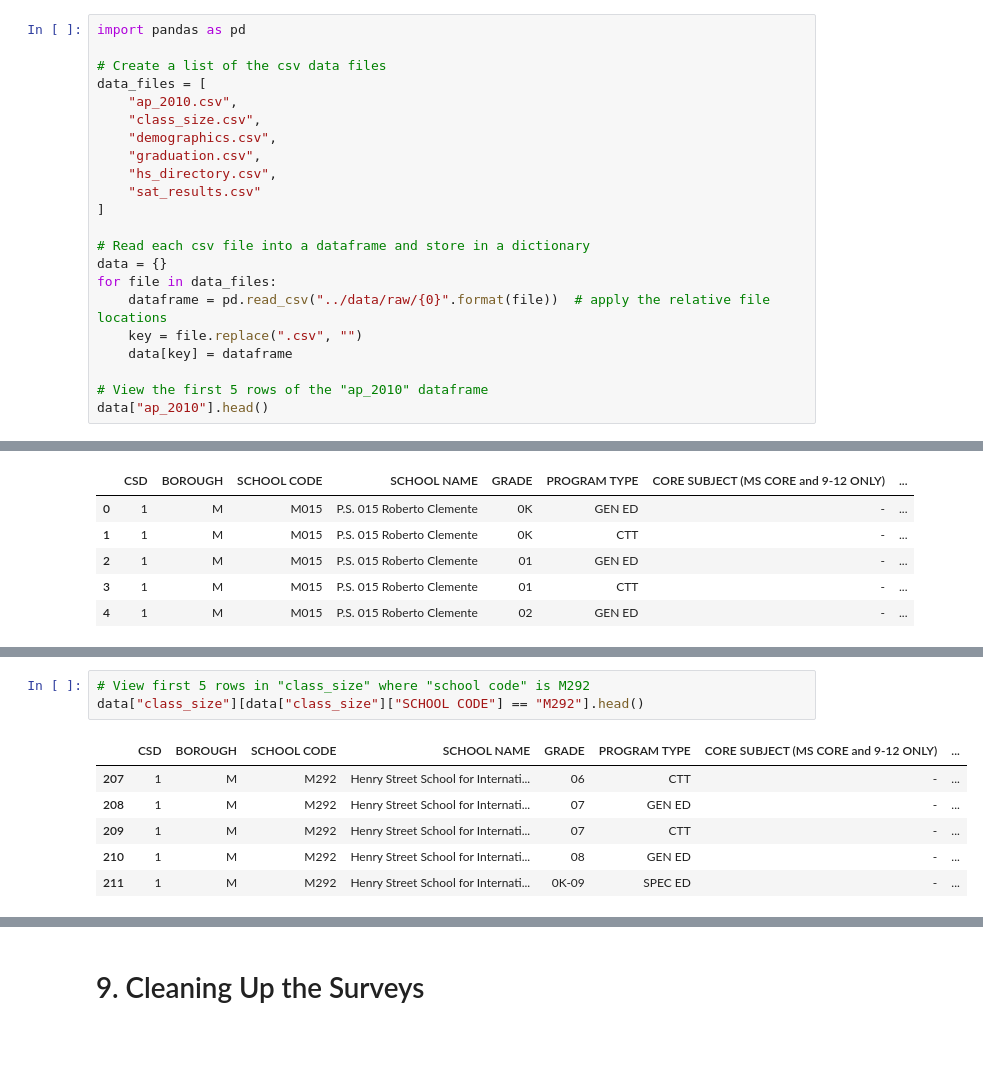
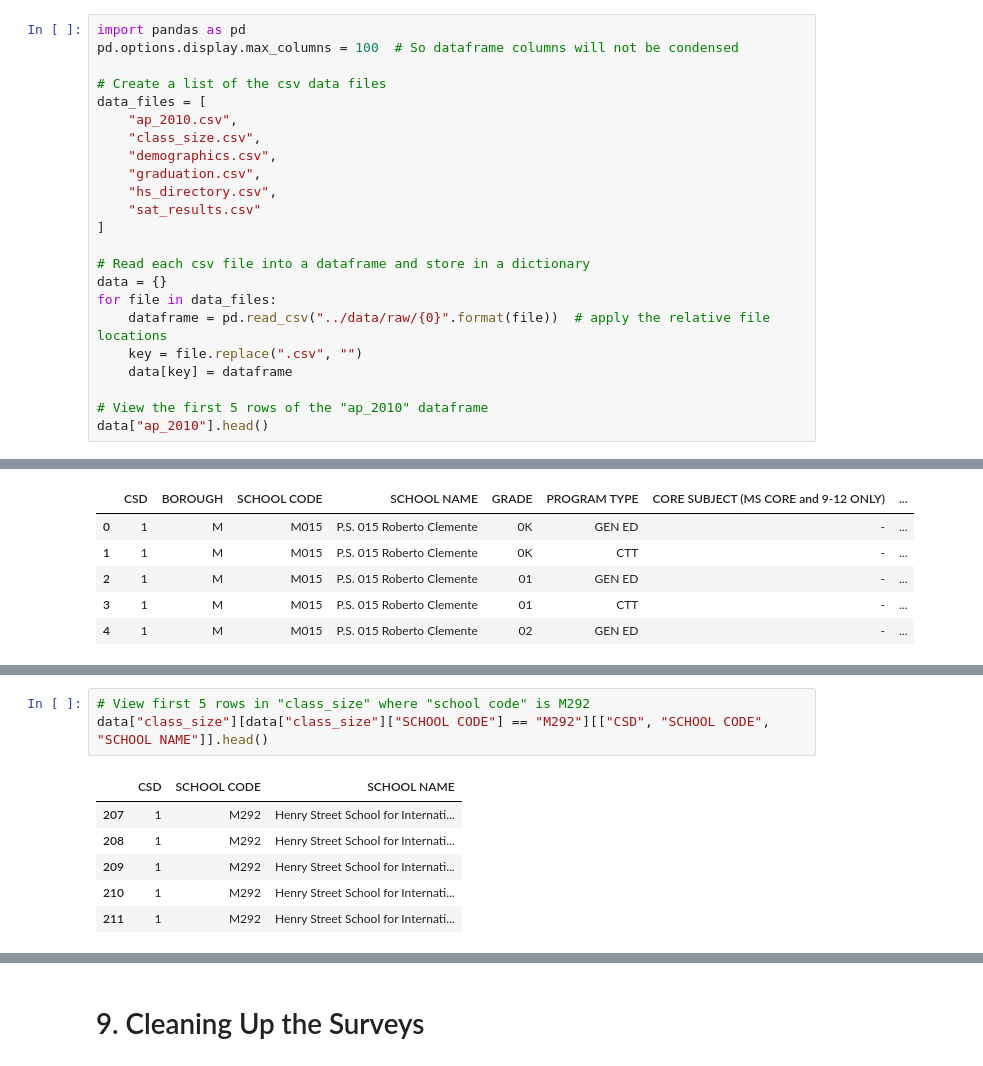
Before and after one commit to JustinToribio/cleaning-nyc-hs-data, a Jupyter notebook: notebooks/1.0-jt-clean-analyze-nyc-hs-data.ipynb, the cells around one changed output, grey strips where cells are left out. Drawn from its saved outputs; the diff is of its cells as text.

Commit message:
notebook: edited intro, all "exploring data" sections drafted

```diff
--- a/notebooks/1.0-jt-clean-analyze-nyc-hs-data.ipynb
+++ b/notebooks/1.0-jt-clean-analyze-nyc-hs-data.ipynb
@@ -24,6 +28,7 @@ We will read each comma separated value (csv) data file into a Pandas Dataframe
 We will read in and explore the text (txt) survey data files later.
 # %%
 import pandas as pd
+pd.options.display.max_columns = 100  # So dataframe columns will not be condensed
 
 # Create a list of the csv data files
 data_files = [
@@ -112,10 +117,10 @@ In the next code cell, we see that the "HENRY STREET SCHOOL FOR INTERNATIONAL ST
 # %%
 # View first 5 rows in "class_size" where "school code" is M292
-data["class_size"][data["class_size"]["SCHOOL CODE"] == "M292"].head()
+data["class_size"][data["class_size"]["SCHOOL CODE"] == "M292"][["CSD", "SCHOOL CODE", "SCHOOL NAME"]].head()
 # %% [output]
-|  | CSD | BOROUGH | SCHOOL CODE | SCHOOL NAME | GRADE | PROGRAM TYPE | CORE SUBJECT (MS CORE and 9-12 ONLY) | ... |
-| 207 | 1 | M | M292 | Henry Street School for Internati... | 06 | CTT | - | ... |
-| 208 | 1 | M | M292 | Henry Street School for Internati... | 07 | GEN ED | - | ... |
-| 209 | 1 | M | M292 | Henry Street School for Internati... | 07 | CTT | - | ... |
-| 210 | 1 | M | M292 | Henry Street School for Internati... | 08 | GEN ED | - | ... |
-| 211 | 1 | M | M292 | Henry Street School for Internati... | 0K-09 | SPEC ED | - | ... |
+|  | CSD | SCHOOL CODE | SCHOOL NAME |
+| 207 | 1 | M292 | Henry Street School for Internati... |
+| 208 | 1 | M292 | Henry Street School for Internati... |
+| 209 | 1 | M292 | Henry Street School for Internati... |
+| 210 | 1 | M292 | Henry Street School for Internati... |
+| 211 | 1 | M292 | Henry Street School for Internati... |
```
Also changed, not shown: parts of 112 cells of this notebook.
